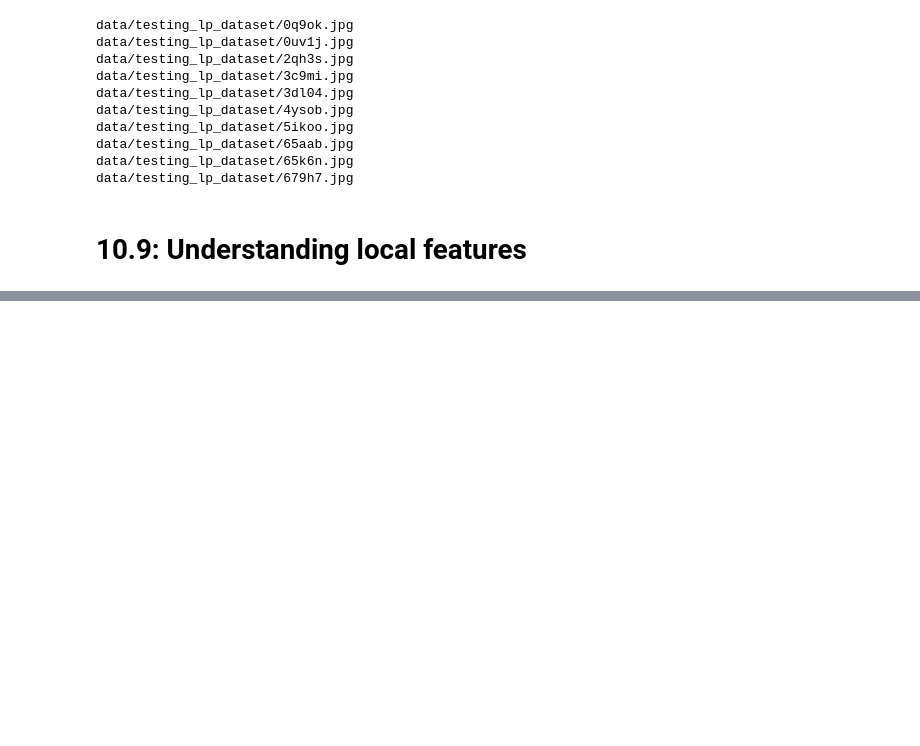
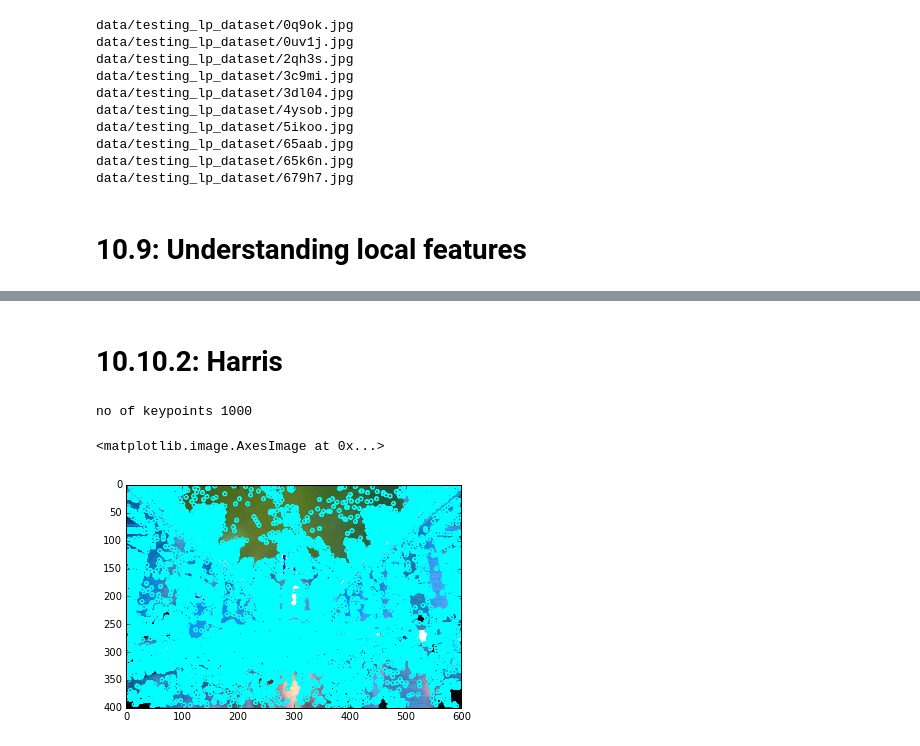
Before and after one commit to YaroslavSchubert/pyimagegurus, a Jupyter notebook: MONTH_3_1.ipynb, the cells around one changed output, grey strips where cells are left out. Saved outputs shown, nothing was run; the diff lists cells and outputs as text; code cells hidden in the pictures; blank space fills up the shorter version.

```diff
--- a/MONTH_3_1.ipynb
+++ b/MONTH_3_1.ipynb
@@ -467,0 +490,20 @@ data/testing_lp_dataset/679h7.jpg
+# %% [markdown]
+# 10.10.2: Harris
+# %%
+detector_harris = cv2.FeatureDetector_create("HARRIS")
+kps = detector_harris.detect(gray)
+
+print "no of keypoints {}".format(len(kps))
+for kp in kps:
+
+    r = int(0.1 * kp.size)
+    (x, y ) = np.int0(kp.pt)
+    cv2.circle(image, (x, y), r, (0, 255, 255), 2)
+
+
+plt.figure()
+plt.imshow(image)
+# %% [output]
+no of keypoints 1000
+<matplotlib.image.AxesImage at 0x...>
+[figure, added]
```
Also changed, not shown: parts of 2 cells of this notebook.
